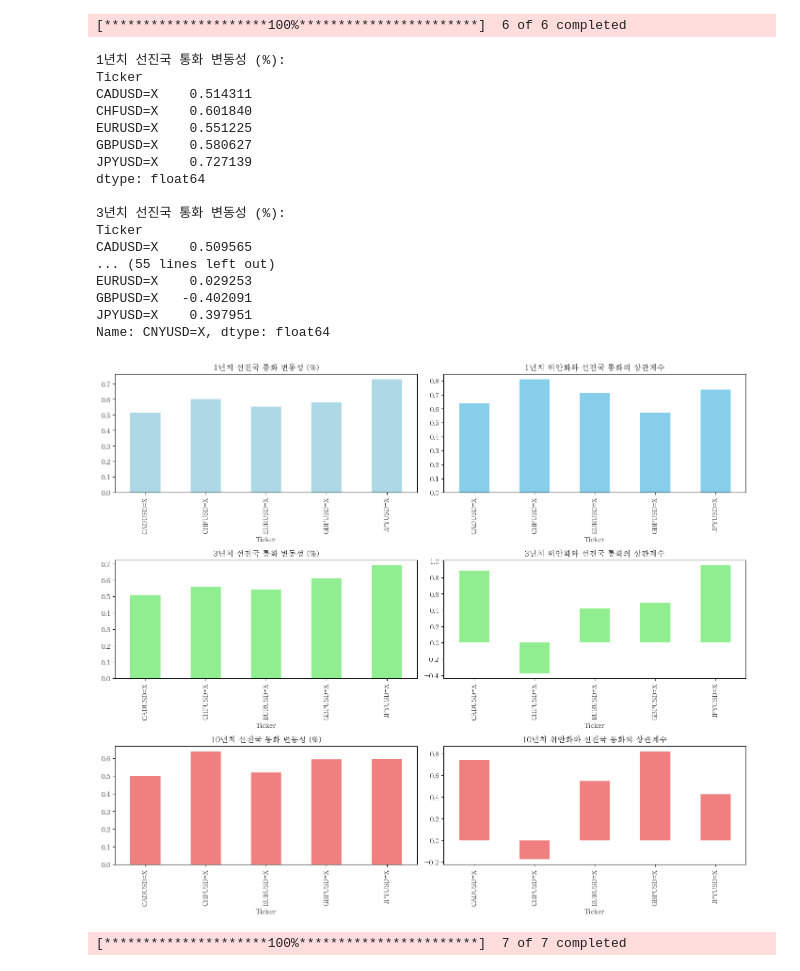
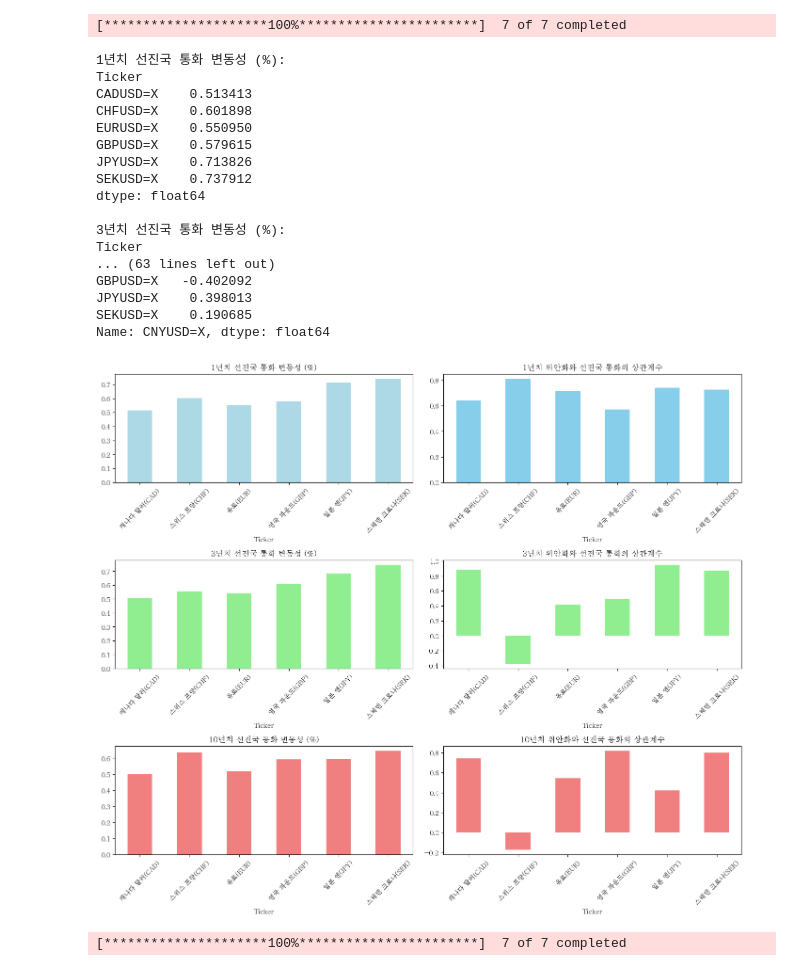
Before and after one commit to PhamPham2S/practice-AI, a Jupyter notebook: Finance/exchange_correlation.ipynb, the cells around one changed output. Drawn from its saved outputs; the diff is of its cells as text; code cells hidden in the pictures.

```diff
--- a/Finance/exchange_correlation.ipynb
+++ b/Finance/exchange_correlation.ipynb
@@ -10,7 +10,7 @@ font_name = font_manager.FontProperties(fname=font_path).get_name()
 rc('font', family=font_name)
 # %%
 # 선진국 통화 6개 (USD 기준)
-advanced_currencies = ['CNYUSD=X', 'EURUSD=X', 'JPYUSD=X', 'GBPUSD=X', 'CADUSD=X', 'CHFUSD=X']
+advanced_currencies = ['CNYUSD=X', 'EURUSD=X', 'JPYUSD=X', 'GBPUSD=X', 'CADUSD=X', 'CHFUSD=X', 'SEKUSD=X']
 
 # 데이터 다운로드 ('max'로 최대 기간 데이터 다운로드)
 data_advanced = yf.download(advanced_currencies, period='max', interval='1d')['Adj Close']
@@ -30,7 +30,7 @@ data_3y_adv = select_data(data_advanced, 3)
 data_10y_adv = select_data(data_advanced, 10)
 data_max_adv = select_data(data_advanced, 'max')
 # %% [output]
-[*********************100%***********************]  6 of 6 completed
+[*********************100%***********************]  7 of 7 completed
 # %%
 # 각 통화 대비 위안화 환율을 계산
 # 위안화 환율을 다른 통화의 USD 환율과 나누어 계산합니다.
@@ -79,59 +79,66 @@ print(cny_correlation_max_adv)
 # %% [output]
 1년치 선진국 통화 변동성 (%):
 Ticker
-CADUSD=X    0.514311
-CHFUSD=X    0.601840
-EURUSD=X    0.551225
-GBPUSD=X    0.580627
-JPYUSD=X    0.727139
+CADUSD=X    0.513413
+CHFUSD=X    0.601898
+EURUSD=X    0.550950
+GBPUSD=X    0.579615
+JPYUSD=X    0.713826
+SEKUSD=X    0.737912
 dtype: float64
 
 3년치 선진국 통화 변동성 (%):
 Ticker
-CADUSD=X    0.509565
-... (55 lines left out)
-EURUSD=X    0.029253
-GBPUSD=X   -0.402091
-JPYUSD=X    0.397951
+... (63 lines left out)
+GBPUSD=X   -0.402092
+JPYUSD=X    0.398013
+SEKUSD=X    0.190685
 Name: CNYUSD=X, dtype: float64
 # %%
 # 시각화 (변동성과 상관계수 비교)
+currency_names = ['캐나다 달러(CAD)', '스위스 프랑(CHF)', '유로(EUR)', '영국 파운드(GBP)', '일본 엔(JPY)', '스웨덴 크로나(SEK)']  # 이름을 변경할 수 있습니다.
 plt.figure(figsize=(14, 12))
 
 # 1년치 변동성 그래프
 plt.subplot(3, 2, 1)
 volatility_1y_adv.plot(kind='bar', color='lightblue')
 plt.title('1년치 선진국 통화 변동성 (%)')
+plt.xticks(ticks=range(len(currency_names)), labels=currency_names, rotation=45)  # x축 레이블 설정
 
 # 3년치 변동성 그래프
 plt.subplot(3, 2, 3)
 volatility_3y_adv.plot(kind='bar', color='lightgreen')
 plt.title('3년치 선진국 통화 변동성 (%)')
+plt.xticks(ticks=range(len(currency_names)), labels=currency_names, rotation=45)  # x축 레이블 설정
 
 # 10년치 변동성 그래프
 plt.subplot(3, 2, 5)
 volatility_10y_adv.plot(kind='bar', color='lightcoral')
 plt.title('10년치 선진국 통화 변동성 (%)')
+plt.xticks(ticks=range(len(currency_names)), labels=currency_names, rotation=45)  # x축 레이블 설정
 
 # 1년치 상관계수 그래프
 plt.subplot(3, 2, 2)
 cny_correlation_1y_adv.plot(kind='bar', color='skyblue')
 plt.title('1년치 위안화와 선진국 통화의 상관계수')
+plt.xticks(ticks=range(len(currency_names)), labels=currency_names, rotation=45)  # x축 레이블 설정
 
 # 3년치 상관계수 그래프
 plt.subplot(3, 2, 4)
 cny_correlation_3y_adv.plot(kind='bar', color='lightgreen')
 plt.title('3년치 위안화와 선진국 통화의 상관계수')
+plt.xticks(ticks=range(len(currency_names)), labels=currency_names, rotation=45)  # x축 레이블 설정
 
 # 10년치 상관계수 그래프
 plt.subplot(3, 2, 6)
 cny_correlation_10y_adv.plot(kind='bar', color='lightcoral')
 plt.title('10년치 위안화와 선진국 통화의 상관계수')
+plt.xticks(ticks=range(len(currency_names)), labels=currency_names, rotation=45)  # x축 레이블 설정
 
 plt.tight_layout()
 plt.show()
 # %% [output]
-[figure, old version]
+[figure, new version]
 # %%
 # 신흥국 통화 6개 (USD 기준)
 emerging_currencies = ['CNYUSD=X', 'KRWUSD=X', 'INRUSD=X', 'TWDUSD=X', 'THBUSD=X', 'IDRUSD=X', 'PHPUSD=X']
```
Also changed, not shown: parts of 2 cells of this notebook.
